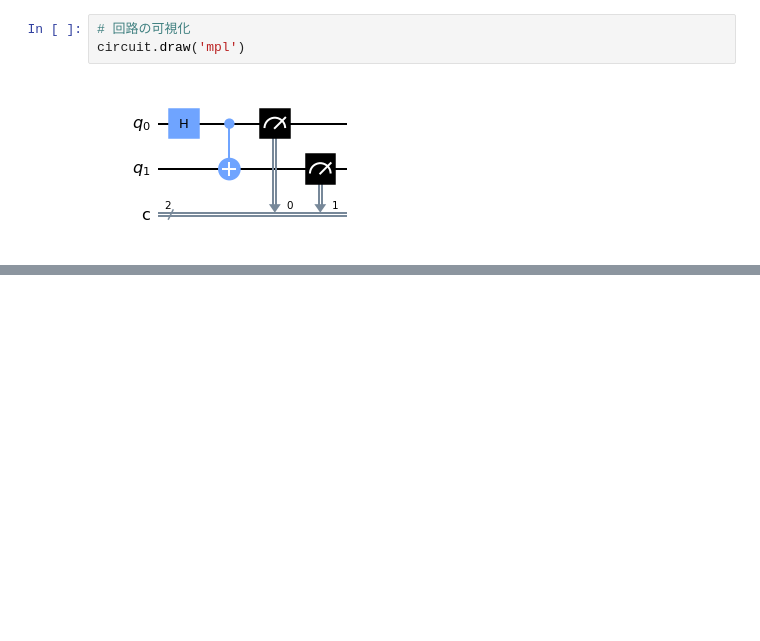
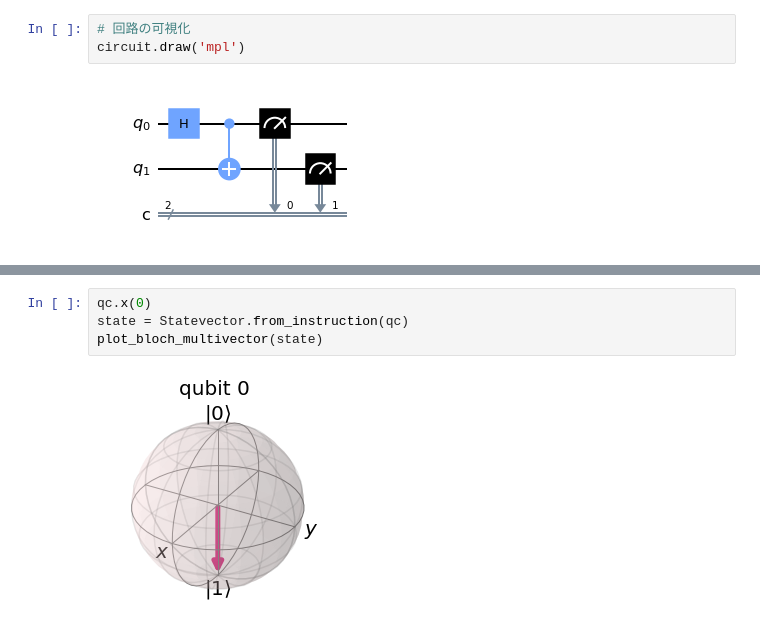
Before and after one commit to okn-yu/QC, a Jupyter notebook: Basic_Instructions.ipynb, the cells around one changed output, grey strips where cells are left out. Drawn from its saved outputs; the diff is of its cells as text; blank space fills up the shorter version.

```diff
--- a/Basic_Instructions.ipynb
+++ b/Basic_Instructions.ipynb
@@ -59,0 +92,6 @@ plot_histogram(counts)
+# %%
+qc.x(0)
+state = Statevector.from_instruction(qc)
+plot_bloch_multivector(state)
+# %% [output]
+[figure, added]
```
Also changed, not shown: parts of 24 cells of this notebook.
